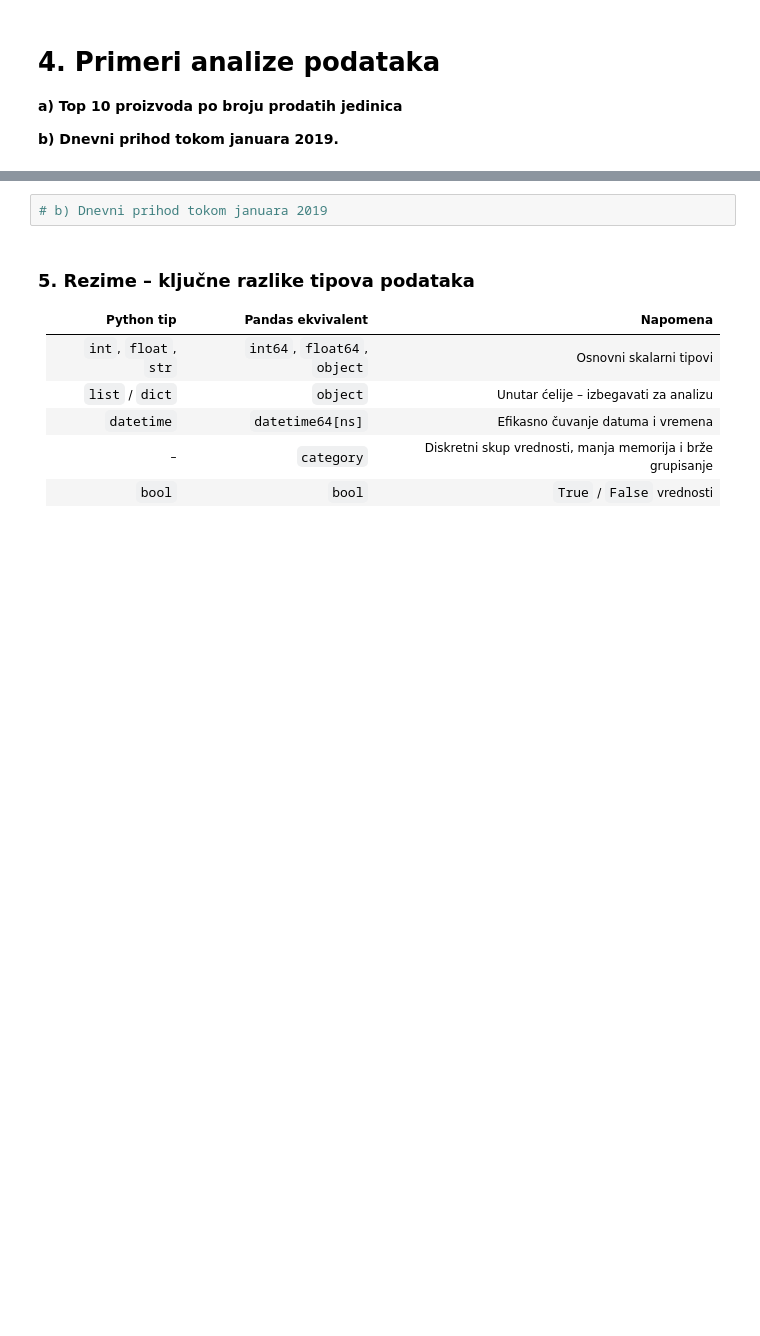
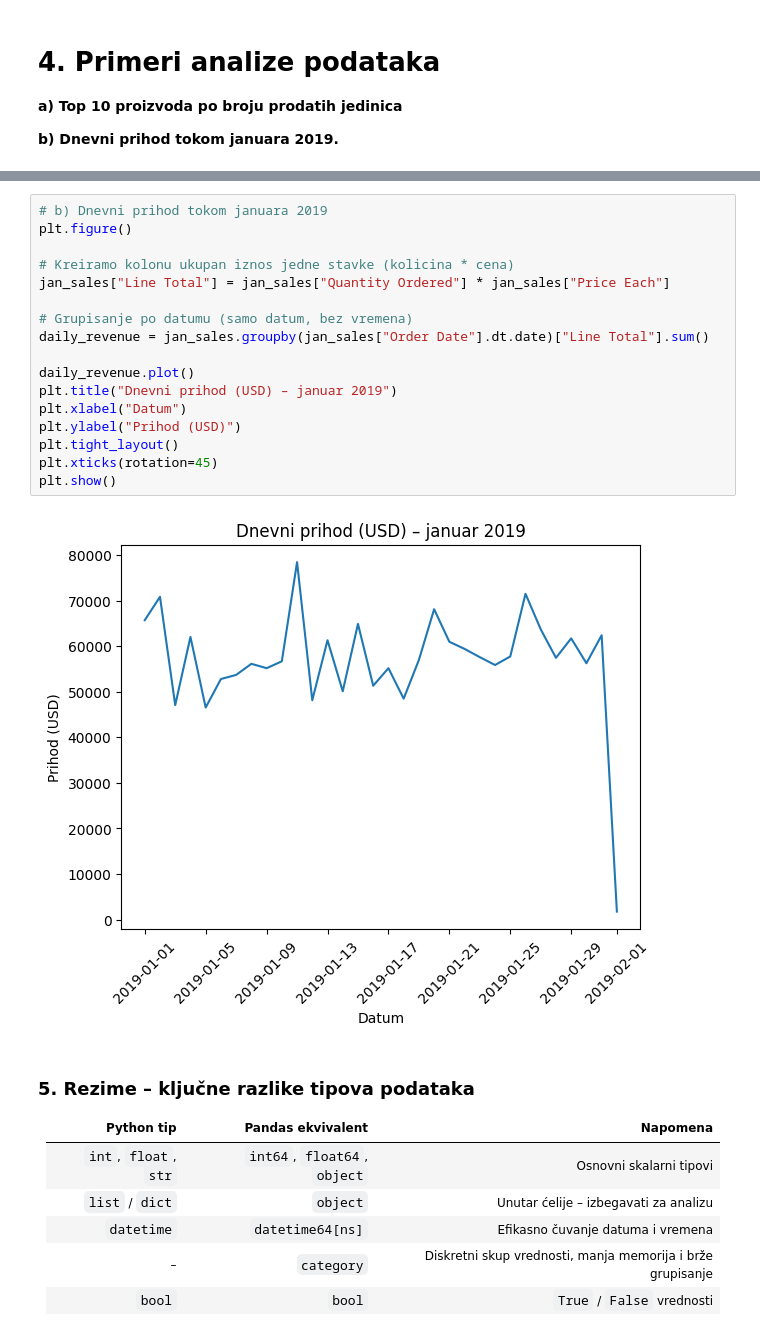
Before and after one commit to vestackainteligencijafon/dvocas2, a Jupyter notebook: dvocas2.ipynb, the cells around one changed output, grey strips where cells are left out. Drawn from its saved outputs; the diff is of its cells as text; blank space fills up the shorter version.

```diff
--- a/dvocas2.ipynb
+++ b/dvocas2.ipynb
@@ -86,5 +295,22 @@ Takođe kolonu `Product` pretvoriti u **kategorijsku** promenljivu kako bi se sm
 # %%
 # b) Dnevni prihod tokom januara 2019
+plt.figure()
+
+# Kreiramo kolonu ukupan iznos jedne stavke (kolicina * cena)
+jan_sales["Line Total"] = jan_sales["Quantity Ordered"] * jan_sales["Price Each"]
+
+# Grupisanje po datumu (samo datum, bez vremena)
+daily_revenue = jan_sales.groupby(jan_sales["Order Date"].dt.date)["Line Total"].sum()
+
+daily_revenue.plot()
+plt.title("Dnevni prihod (USD) – januar 2019")
+plt.xlabel("Datum")
+plt.ylabel("Prihod (USD)")
+plt.tight_layout()
+plt.xticks(rotation=45)
+plt.show()
+# %% [output]
+[figure, added]
 # %% [markdown]
 ### 5. Rezime – ključne razlike tipova podataka
 
```
Also changed, not shown: parts of 17 cells of this notebook.
